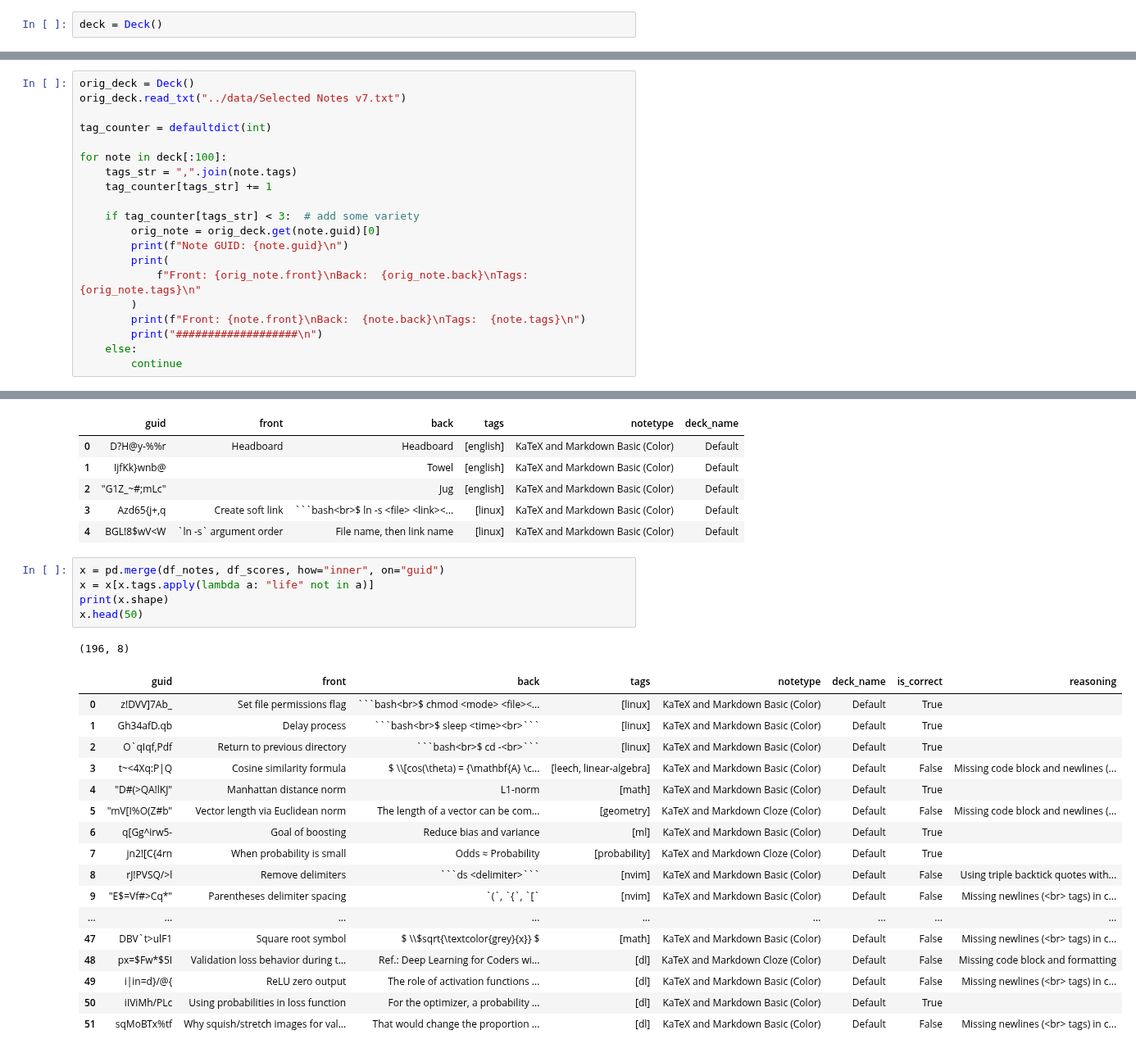
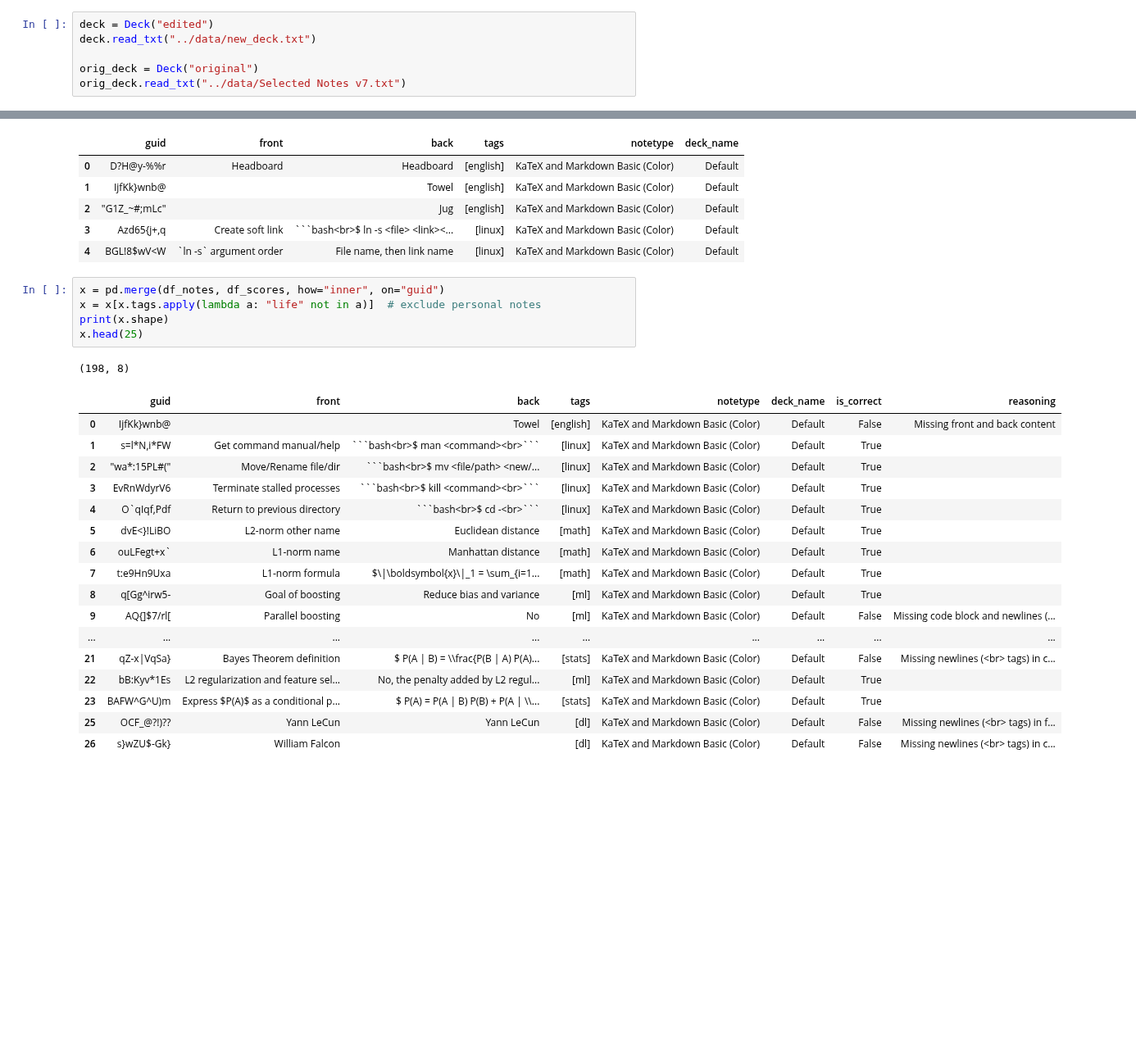
Before and after one commit to IamGianluca/anki-ai, a Jupyter notebook: nbs/llm_as_a_judge.ipynb, the cells around one changed output, grey strips where cells are left out. Shown at 82% size. Cells and saved outputs as stored; diff of their text form; blank space fills up the shorter version.

````diff
--- a/nbs/llm_as_a_judge.ipynb
+++ b/nbs/llm_as_a_judge.ipynb
@@ -21,2 +23,6 @@ from anki_ai.service_layer.services import (
 # %%
-deck = Deck()
+deck = Deck("edited")
+deck.read_txt("../data/new_deck.txt")
+
+orig_deck = Deck("original")
+orig_deck.read_txt("../data/Selected Notes v7.txt")
@@ -33,20 +28,0 @@ def missing_br_tag(text):
-# %%
-orig_deck = Deck()
-orig_deck.read_txt("../data/Selected Notes v7.txt")
-
-tag_counter = defaultdict(int)
-
-for note in deck[:100]:
-    tags_str = ",".join(note.tags)
-    tag_counter[tags_str] += 1
-
-    if tag_counter[tags_str] < 3:  # add some variety
-        orig_note = orig_deck.get(note.guid)[0]
-        print(f"Note GUID: {note.guid}\n")
-        print(
-            f"Front: {orig_note.front}\nBack:  {orig_note.back}\nTags:  {orig_note.tags}\n"
-        )
-        print(f"Front: {note.front}\nBack:  {note.back}\nTags:  {note.tags}\n")
-        print("###################\n")
-    else:
-        continue
@@ -265,27 +229,27 @@ df_notes.head()
 | 4 | BGL!8$wV<W | `ln -s` argument order | File name, then link name | [linux] | KaTeX and Markdown Basic (Color) | Default |
 # %%
 x = pd.merge(df_notes, df_scores, how="inner", on="guid")
-x = x[x.tags.apply(lambda a: "life" not in a)]
+x = x[x.tags.apply(lambda a: "life" not in a)]  # exclude personal notes
 print(x.shape)
-x.head(50)
+x.head(25)
 # %% [output]
-(196, 8)
+(198, 8)
 |  | guid | front | back | tags | notetype | deck_name | is_correct | reasoning |
-| 0 | z!DVV]7Ab_ | Set file permissions flag | ```bash<br>$ chmod <mode> <file><... | [linux] | KaTeX and Markdown Basic (Color) | Default | True |  |
-| 1 | Gh34afD.qb | Delay process | ```bash<br>$ sleep <time><br>``` | [linux] | KaTeX and Markdown Basic (Color) | Default | True |  |
-| 2 | O`qIqf,Pdf | Return to previous directory | ```bash<br>$ cd -<br>``` | [linux] | KaTeX and Markdown Basic (Color) | Default | True |  |
-| 3 | t~<4Xq:P|Q | Cosine similarity formula | $ \\[cos(\theta) = {\mathbf{A} \c... | [leech, linear-algebra] | KaTeX and Markdown Basic (Color) | Default | False | Missing code block and newlines (... |
-| 4 | "D#(>QA!lKJ" | Manhattan distance norm | L1-norm | [math] | KaTeX and Markdown Basic (Color) | Default | True |  |
-| 5 | "mV[I%O(Z#b" | Vector length via Euclidean norm | The length of a vector can be com... | [geometry] | KaTeX and Markdown Cloze (Color) | Default | False | Missing code block and newlines (... |
-| 6 | q[Gg^irw5- | Goal of boosting | Reduce bias and variance | [ml] | KaTeX and Markdown Basic (Color) | Default | True |  |
-| 7 | jn2![C{4rn | When probability is small | Odds ≈ Probability | [probability] | KaTeX and Markdown Cloze (Color) | Default | True |  |
-| 8 | rJ!PVSQ/>l | Remove delimiters | ```ds <delimiter>``` | [nvim] | KaTeX and Markdown Basic (Color) | Default | False | Using triple backtick quotes with... |
-| 9 | "E$=Vf#>Cq*" | Parentheses delimiter spacing | `(`, `{`, `[` | [nvim] | KaTeX and Markdown Basic (Color) | Default | False | Missing newlines (<br> tags) in c... |
+| 0 | IjfKk}wnb@ |  | Towel | [english] | KaTeX and Markdown Basic (Color) | Default | False | Missing front and back content |
+| 1 | s=l*N,i*FW | Get command manual/help | ```bash<br>$ man <command><br>``` | [linux] | KaTeX and Markdown Basic (Color) | Default | True |  |
+| 2 | "wa*:15PL#(" | Move/Rename file/dir | ```bash<br>$ mv <file/path> <new/... | [linux] | KaTeX and Markdown Basic (Color) | Default | True |  |
+| 3 | EvRnWdyrV6 | Terminate stalled processes | ```bash<br>$ kill <command><br>``` | [linux] | KaTeX and Markdown Basic (Color) | Default | True |  |
+| 4 | O`qIqf,Pdf | Return to previous directory | ```bash<br>$ cd -<br>``` | [linux] | KaTeX and Markdown Basic (Color) | Default | True |  |
+| 5 | dvE<}!LiBO | L2-norm other name | Euclidean distance | [math] | KaTeX and Markdown Basic (Color) | Default | True |  |
+| 6 | ouLFegt+x` | L1-norm name | Manhattan distance | [math] | KaTeX and Markdown Basic (Color) | Default | True |  |
+| 7 | t:e9Hn9Uxa | L1-norm formula | $\|\boldsymbol{x}\|_1 = \sum_{i=1... | [math] | KaTeX and Markdown Basic (Color) | Default | True |  |
+| 8 | q[Gg^irw5- | Goal of boosting | Reduce bias and variance | [ml] | KaTeX and Markdown Basic (Color) | Default | True |  |
+| 9 | AQ{]$7/rl[ | Parallel boosting | No | [ml] | KaTeX and Markdown Basic (Color) | Default | False | Missing code block and newlines (... |
 | ... | ... | ... | ... | ... | ... | ... | ... | ... |
-| 47 | DBV`t>ulF1 | Square root symbol | $ \\$sqrt{\textcolor{grey}{x}} $ | [math] | KaTeX and Markdown Basic (Color) | Default | False | Missing newlines (<br> tags) in c... |
-| 48 | px=$Fw*$5I | Validation loss behavior during t... | Ref.: Deep Learning for Coders wi... | [dl] | KaTeX and Markdown Cloze (Color) | Default | False | Missing code block and formatting |
-| 49 | i|in=d}/@{ | ReLU zero output | The role of activation functions ... | [dl] | KaTeX and Markdown Basic (Color) | Default | False | Missing newlines (<br> tags) in c... |
-| 50 | iIViMh/PLc | Using probabilities in loss function | For the optimizer, a probability ... | [dl] | KaTeX and Markdown Basic (Color) | Default | True |  |
-| 51 | sqMoBTx%tf | Why squish/stretch images for val... | That would change the proportion ... | [dl] | KaTeX and Markdown Basic (Color) | Default | False | Missing newlines (<br> tags) in c... |
+| 21 | qZ-x|VqSa} | Bayes Theorem definition | $ P(A | B) = \\frac{P(B | A) P(A)... | [stats] | KaTeX and Markdown Basic (Color) | Default | False | Missing newlines (<br> tags) in c... |
+| 22 | bB:Kyv*1Es | L2 regularization and feature sel... | No, the penalty added by L2 regul... | [ml] | KaTeX and Markdown Basic (Color) | Default | True |  |
+| 23 | BAFW^G^U)m | Express $P(A)$ as a conditional p... | $ P(A) = P(A | B) P(B) + P(A | \\... | [stats] | KaTeX and Markdown Basic (Color) | Default | True |  |
+| 25 | OCF_@?!)?? | Yann LeCun | Yann LeCun | [dl] | KaTeX and Markdown Basic (Color) | Default | False | Missing newlines (<br> tags) in f... |
+| 26 | s}wZU$-Gk} | William Falcon |  | [dl] | KaTeX and Markdown Basic (Color) | Default | False | Missing newlines (<br> tags) in c... |
 # %%
 def validate_interactive_session(session_text):
````
Also changed, not shown: parts of 16 cells of this notebook.
